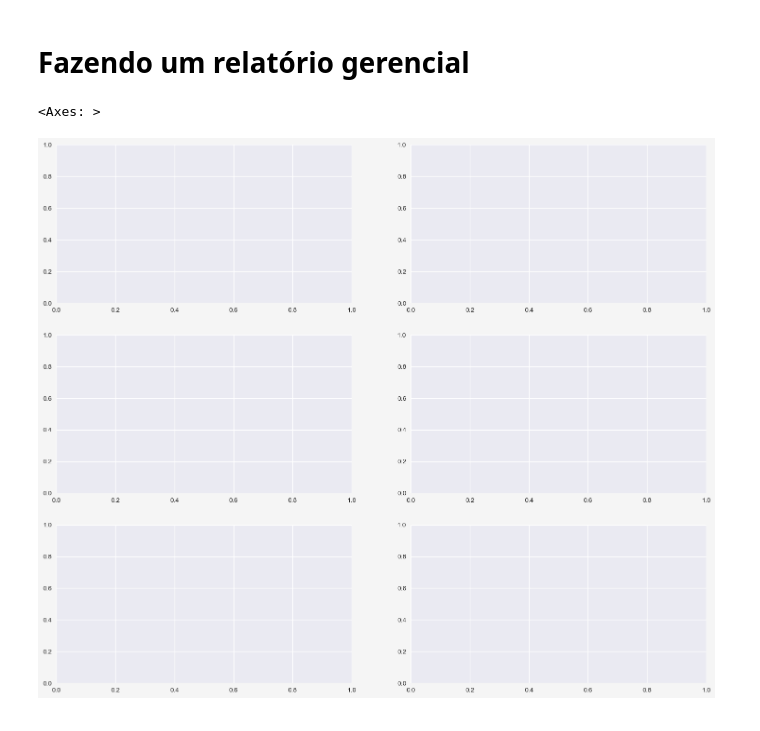
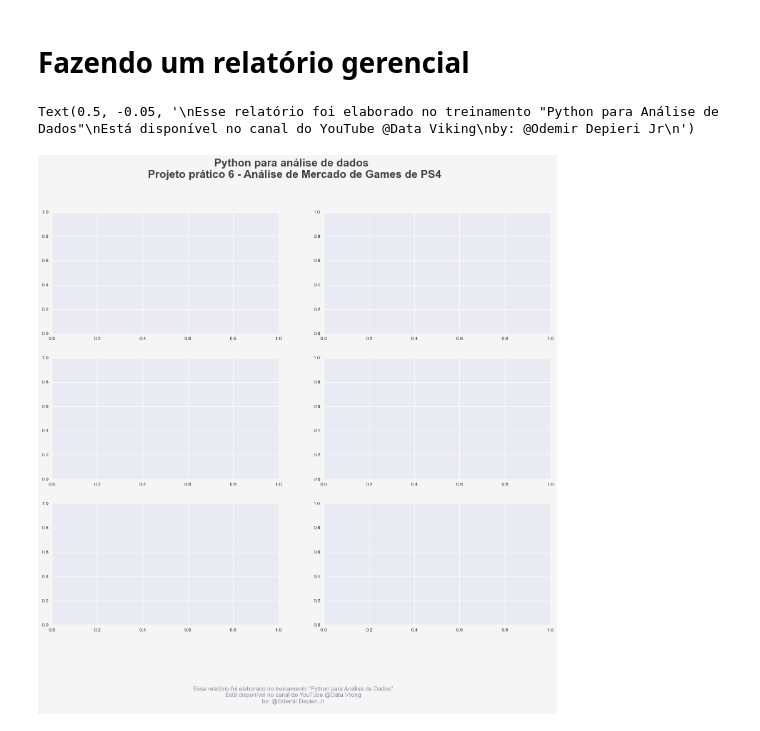
Before and after one commit to JoaoPauloCavalcante/Python_para_Analise_de_Dados_Data_Viking, a Jupyter notebook: projeto_pratico_6_relatorio_gerencial.ipynb, the cells around one changed output. Saved outputs shown, nothing was run; the diff lists cells and outputs as text; code cells hidden in the pictures.

Commit message:
"atualizando o projeto 06"

```diff
--- a/projeto_pratico_6_relatorio_gerencial.ipynb
+++ b/projeto_pratico_6_relatorio_gerencial.ipynb
@@ -450,32 +450,45 @@ fig, ax = plt.subplots(figsize=(18,15))
 # Cor de fundo
 cor_fundo = '#f5f5f5'
 ax.set_facecolor(cor_fundo)
 fig.set_facecolor(cor_fundo)
 
 # Estilo dos gráficos
 plt.style.use('seaborn')
+
+# Título da figura
+plt.suptitle("Python para análise de dados \n Projeto prático 6 - Análise de Mercado de Games de PS4", fontsize=22, color='#404040', fontweight=600)
 
 # Parâmetros para o grid
 linhas = 3
 colunas = 2
 
 # Acessando o gráfico 1
 plt.subplot(linhas, colunas, 1)
 
 # Acessando o gráfico 2
 plt.subplot(linhas, colunas, 2)
 
 # Acessando o gráfico 3
 plt.subplot(linhas, colunas, 3)
 
 # Acessando o gráfico 4
 plt.subplot(linhas, colunas, 4)
 
 # Acessando o gráfico 5
 plt.subplot(linhas, colunas, 5)
 
 # Acessando o gráfico 6
 plt.subplot(linhas, colunas, 6)
+
+# Rodapé
+rodape = '''
+Esse relatório foi elaborado no treinamento "Python para Análise de Dados"
+Está disponível no canal do YouTube @Data Viking
+By: @Odemir Depieri Jr
+'''
+
+# Incluindo o rodapé no relatório
+fig.text(0.5, -0.05, rodape, ha='center', va='bottom', size=12, color='#938ca1')
 # %% [output]
-<Axes: >
+Text(0.5, -0.05, '\nEsse relatório foi elaborado no treinamento "Python para Análise de Dados"\nEstá disponível no canal do YouTube @Data Viking\nby: @Odemir Depieri Jr\n')
-[figure, old version]
+[figure, new version]
```
